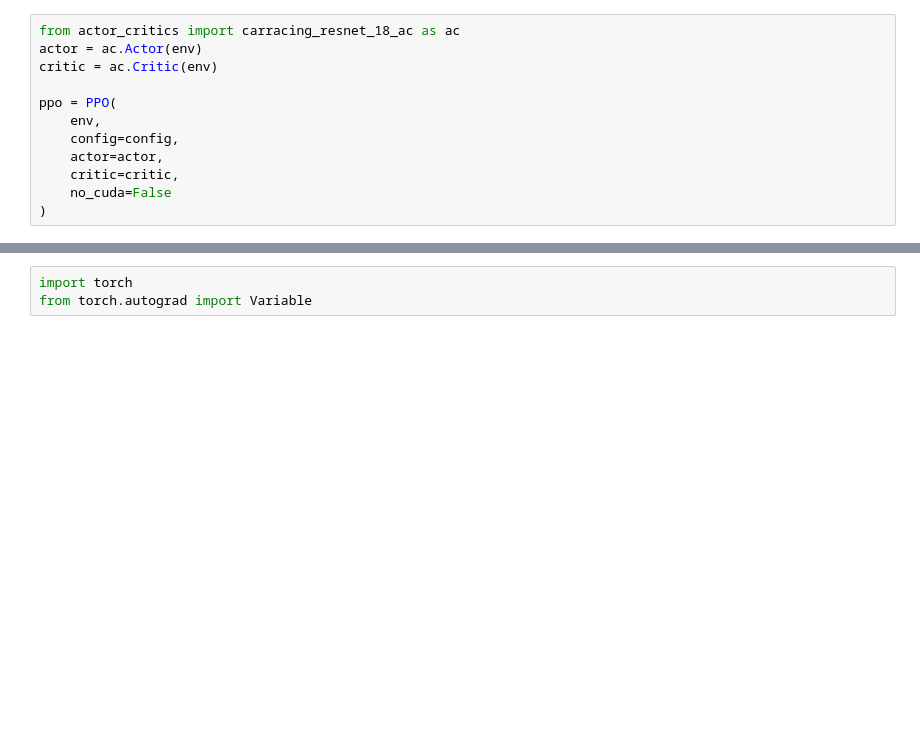
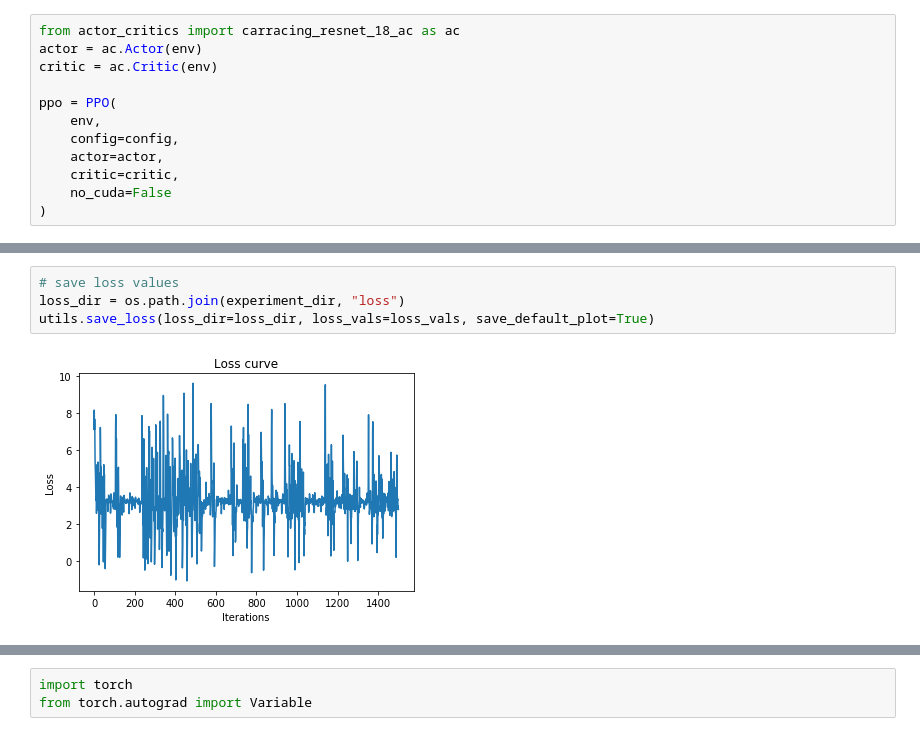
Before and after one commit to rahulm/ece239-deepracer, a Jupyter notebook: gym_carracing_resnet_18.ipynb, the cells around one changed output, grey strips where cells are left out. Saved outputs shown, nothing was run; the diff lists cells and outputs as text; blank space fills up the shorter version.

Commit message:
Ran experiment with resnet18 (very bad results, even after 1500 steps)

```diff
--- a/gym_carracing_resnet_18.ipynb
+++ b/gym_carracing_resnet_18.ipynb
@@ -62,3 +90,9 @@ for i in pbar:
+# %%
+# save loss values
+loss_dir = os.path.join(experiment_dir, "loss")
+utils.save_loss(loss_dir=loss_dir, loss_vals=loss_vals, save_default_plot=True)
+# %% [output]
+[figure, added]
 # %%
 plt.plot(loss_vals)
 plt.xlabel("step")
```
Also changed, not shown: parts of 5 cells of this notebook.
